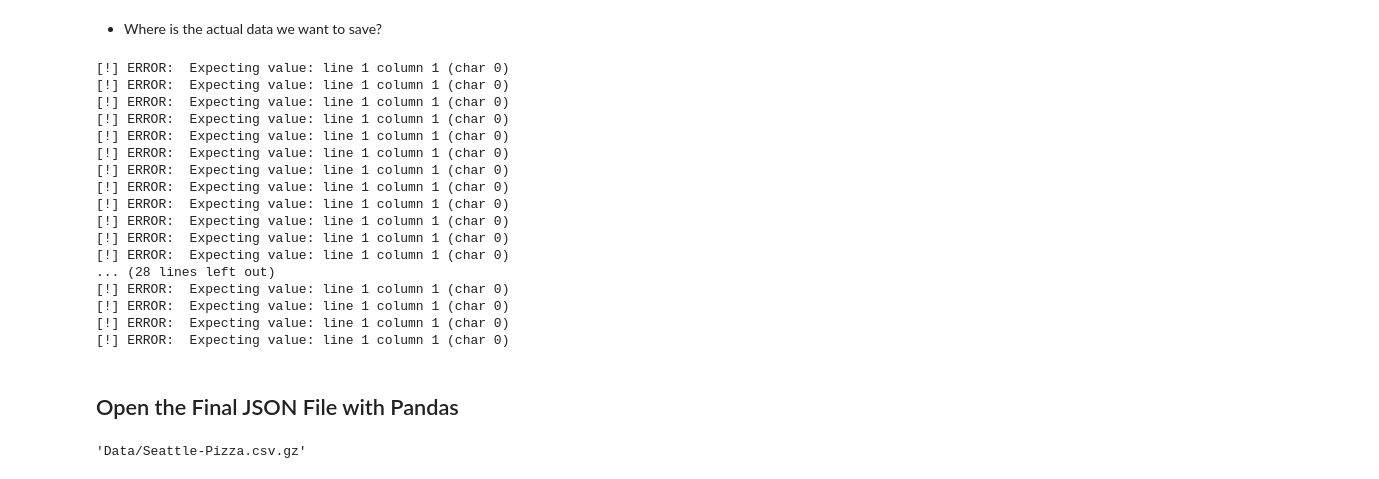
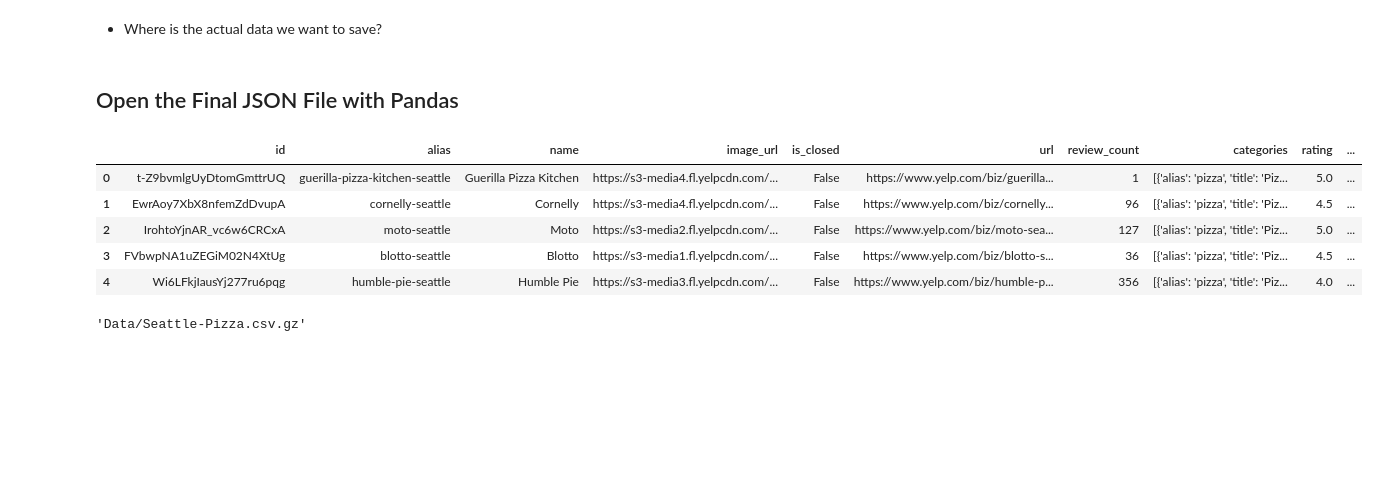
Before and after one commit to SuhasiniTatipalli/data-enrichment-wk14-activity-mapping-yelp-api-results, a Jupyter notebook: Part1-Extracting and Saving Data from Yelp API.ipynb, the cells around one changed output. Saved outputs shown, nothing was run; the diff lists cells and outputs as text; code cells hidden in the pictures; blank space fills up the shorter version.

```diff
--- a/Part1-Extracting and Saving Data from Yelp API.ipynb
+++ b/Part1-Extracting and Saving Data from Yelp API.ipynb
@@ -203,7 +203,7 @@ n_pages
 # %% [markdown]
 - Where is the actual data we want to save?
 # %%
-for i in tqdm_notebook(range(0,n_pages+1)):
+for i in tqdm_notebook(range(1,n_pages+1)):
     ## The block of code we want to TRY to run
     try:
         time.sleep(.2)
@@ -229,23 +229,5 @@ for i in tqdm_notebook(range(0,n_pages+1)):
     ## What to do if we get an error/exception.
     except Exception as e:
         print('[!] ERROR: ',e)
-# %% [output]
-[!] ERROR:  Expecting value: line 1 column 1 (char 0)
-[!] ERROR:  Expecting value: line 1 column 1 (char 0)
-[!] ERROR:  Expecting value: line 1 column 1 (char 0)
-[!] ERROR:  Expecting value: line 1 column 1 (char 0)
-[!] ERROR:  Expecting value: line 1 column 1 (char 0)
-[!] ERROR:  Expecting value: line 1 column 1 (char 0)
-[!] ERROR:  Expecting value: line 1 column 1 (char 0)
-[!] ERROR:  Expecting value: line 1 column 1 (char 0)
-[!] ERROR:  Expecting value: line 1 column 1 (char 0)
-[!] ERROR:  Expecting value: line 1 column 1 (char 0)
-[!] ERROR:  Expecting value: line 1 column 1 (char 0)
-[!] ERROR:  Expecting value: line 1 column 1 (char 0)
-... (28 lines left out)
-[!] ERROR:  Expecting value: line 1 column 1 (char 0)
-[!] ERROR:  Expecting value: line 1 column 1 (char 0)
-[!] ERROR:  Expecting value: line 1 column 1 (char 0)
-[!] ERROR:  Expecting value: line 1 column 1 (char 0)
 # %% [markdown]
 ## Open the Final JSON File with Pandas
@@ -254,3 +234,13 @@ df = None
+# %%
+df = pd.read_json(JSON_FILE)
+df.head()
+# %% [output]
+|  | id | alias | name | image_url | is_closed | url | review_count | categories | rating | ... |
+| 0 | t-Z9bvmlgUyDtomGmttrUQ | guerilla-pizza-kitchen-seattle | Guerilla Pizza Kitchen | https://s3-media4.fl.yelpcdn.com/... | False | https://www.yelp.com/biz/guerilla... | 1 | [{'alias': 'pizza', 'title': 'Piz... | 5.0 | ... |
+| 1 | EwrAoy7XbX8nfemZdDvupA | cornelly-seattle | Cornelly | https://s3-media4.fl.yelpcdn.com/... | False | https://www.yelp.com/biz/cornelly... | 96 | [{'alias': 'pizza', 'title': 'Piz... | 4.5 | ... |
+| 2 | IrohtoYjnAR_vc6w6CRCxA | moto-seattle | Moto | https://s3-media2.fl.yelpcdn.com/... | False | https://www.yelp.com/biz/moto-sea... | 127 | [{'alias': 'pizza', 'title': 'Piz... | 5.0 | ... |
+| 3 | FVbwpNA1uZEGiM02N4XtUg | blotto-seattle | Blotto | https://s3-media1.fl.yelpcdn.com/... | False | https://www.yelp.com/biz/blotto-s... | 36 | [{'alias': 'pizza', 'title': 'Piz... | 4.5 | ... |
+| 4 | Wi6LFkjIausYj277ru6pqg | humble-pie-seattle | Humble Pie | https://s3-media3.fl.yelpcdn.com/... | False | https://www.yelp.com/biz/humble-p... | 356 | [{'alias': 'pizza', 'title': 'Piz... | 4.0 | ... |
 # %%
 ## convert the filename to a .csv.gz
 csv_file = JSON_FILE.replace('.json','.csv.gz')
```
Also changed, not shown: parts of 6 cells of this notebook, 2 other files.
